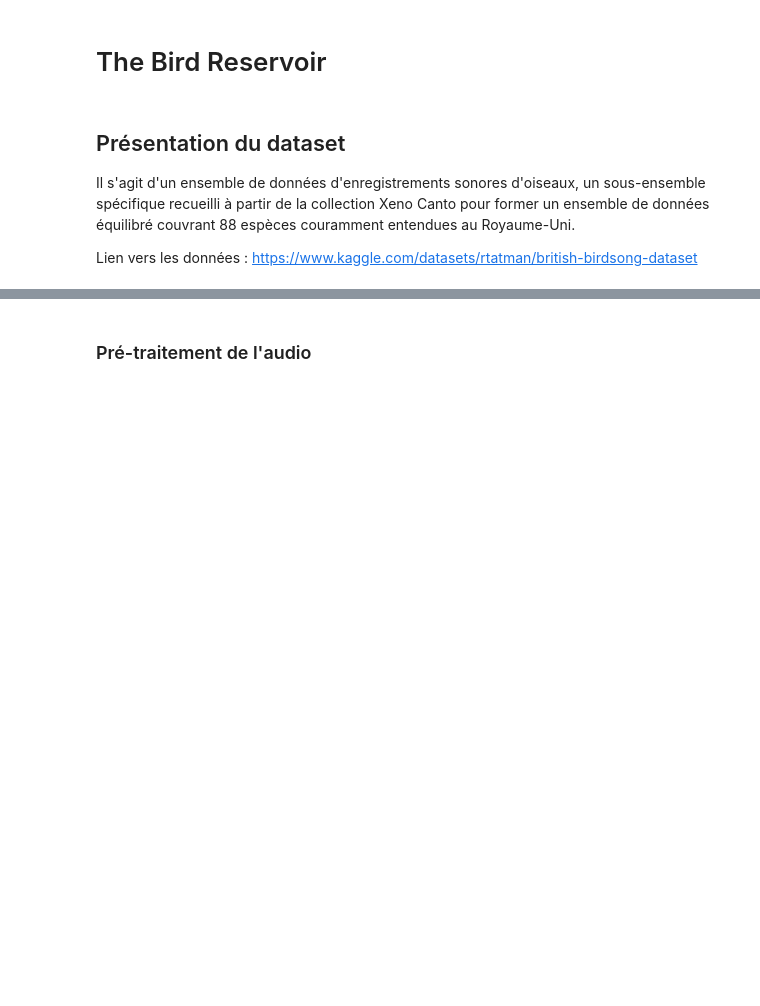
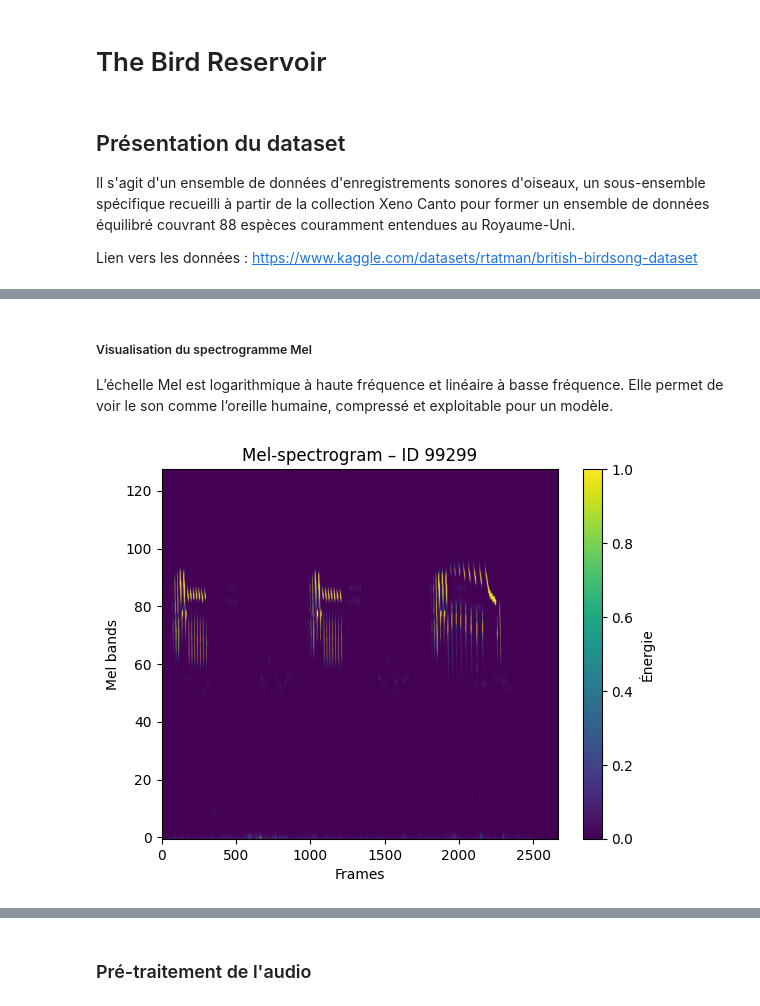
Before and after one commit to ncornet001/the-bird-reservoir, a Jupyter notebook: main.ipynb, the cells around one changed output, grey strips where cells are left out. Saved outputs shown, nothing was run; the diff lists cells and outputs as text; code cells hidden in the pictures; blank space fills up the shorter version.

```diff
--- a/main.ipynb
+++ b/main.ipynb
@@ -33,0 +118,21 @@ Note: you may need to restart the kernel to use updated packages.
+# %% [markdown]
+##### Visualisation du spectrogramme Mel
+L’échelle Mel est logarithmique à haute fréquence et linéaire à basse fréquence.
+Elle permet de voir le son comme l’oreille humaine, compressé et exploitable pour un modèle.
+# %%
+plt.figure()
+plt.imshow(
+    sg,
+    aspect="auto",
+    origin="lower",
+    vmin=0,     # valeur min affichée
+    vmax=1,  # valeur max affichée
+    cmap="viridis"
+)
+plt.colorbar(label="Énergie")
+plt.xlabel("Frames")
+plt.ylabel("Mel bands")
+plt.title("Mel-spectrogram – ID 99299")
+plt.show()
+# %% [output]
+[figure, added]
```
Also changed, not shown: parts of 19 cells of this notebook.
